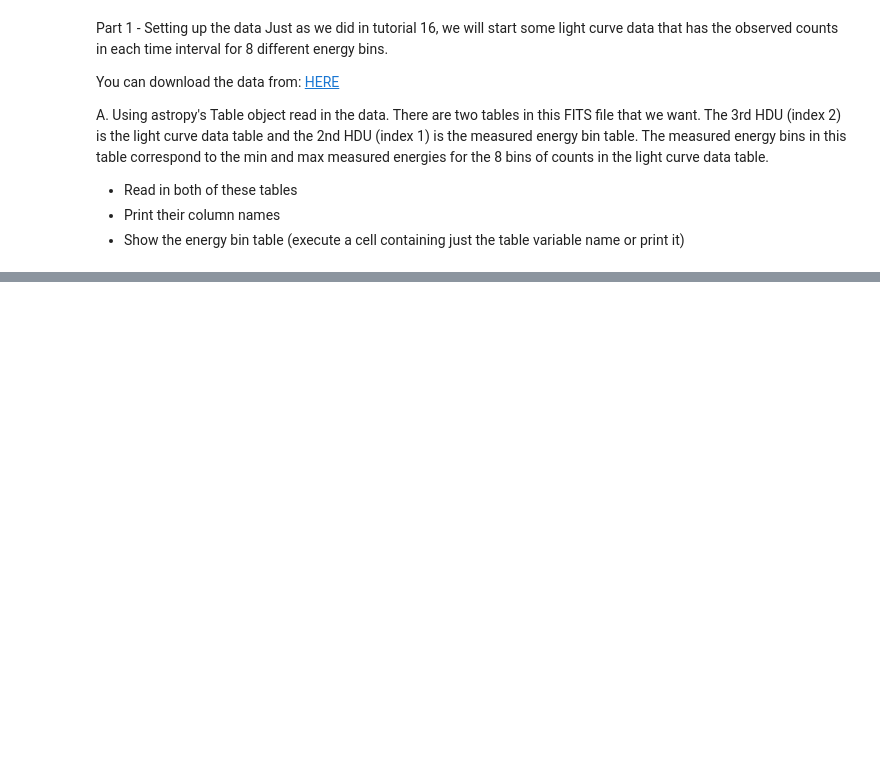
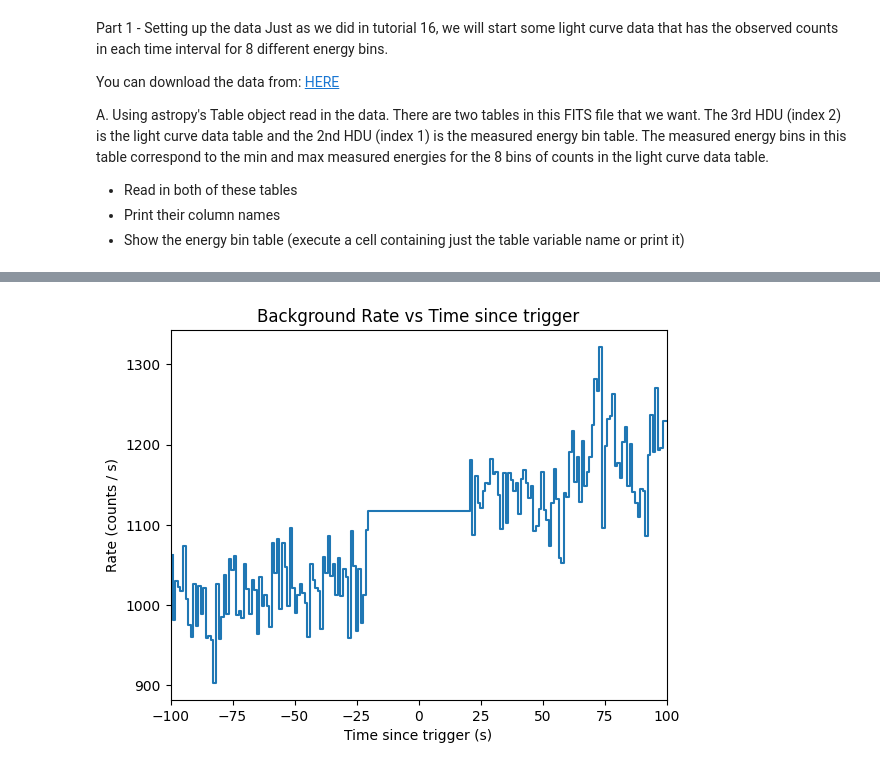
Before and after one commit to aInsan/Astro-97, a Jupyter notebook: Mini Project 2/Adhikari_Insan_mp2.ipynb, the cells around one changed output, grey strips where cells are left out. Cells and saved outputs as stored; diff of their text form; code cells hidden in the pictures; blank space fills up the shorter version.

```diff
--- a/Mini Project 2/Adhikari_Insan_mp2.ipynb
+++ b/Mini Project 2/Adhikari_Insan_mp2.ipynb
@@ -38,0 +114,14 @@ filemane = 'https://psu.instructure.com/courses/2367528/files/176346222/download
+# %%
+bkg_mask = ((np.abs(dt) >= 20) & (np.abs(dt) <= 100))  # Select rate values in the background time range
+dt_bkg = dt[bkg_mask]  # Get the time values in the background time range
+rate_bkg = rate[bkg_mask]  # Get the rate values in the background time range
+
+#plot the background rate
+plt.step(dt_bkg, rate_bkg)
+plt.xlim(-100,100)
+plt.xlabel('Time since trigger (s)')
+plt.ylabel('Rate (counts / s)')
+plt.title('Background Rate vs Time since trigger')
+plt.show()
+# %% [output]
+[figure, added]
```
Also changed, not shown: parts of 16 cells of this notebook, 4 other files.
